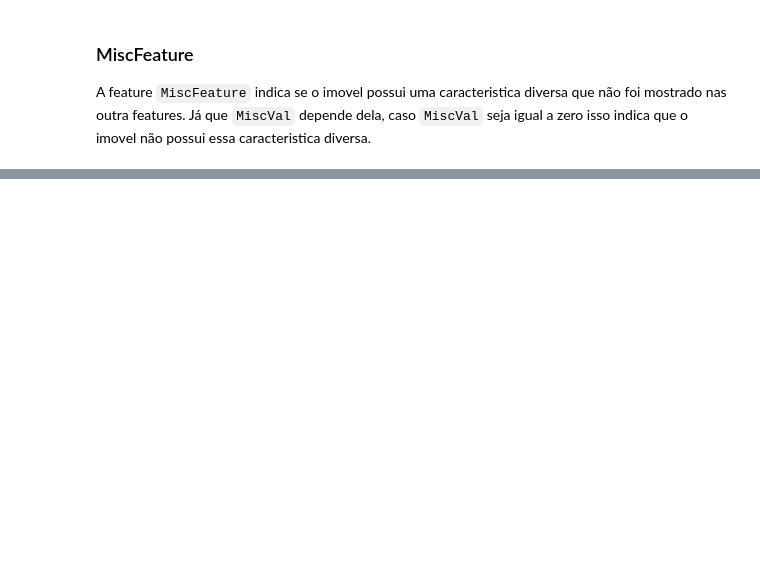
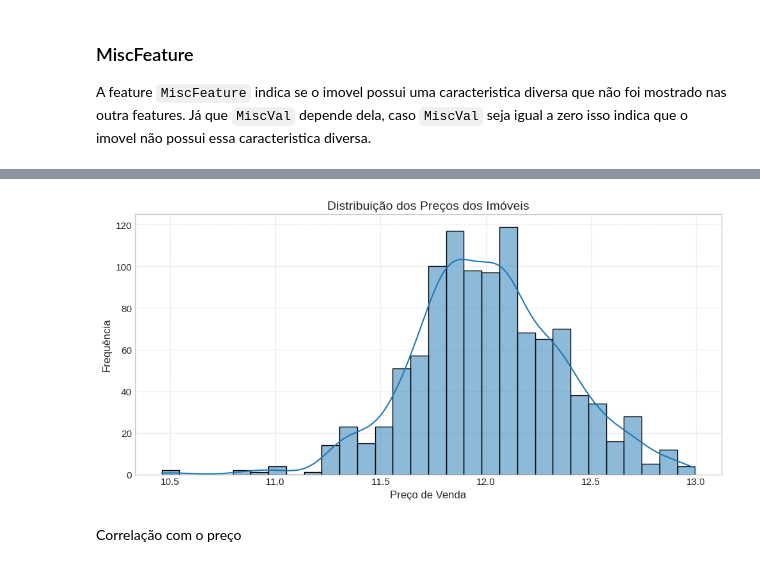
Before and after one commit to AlvesAlbano/ames-housing-aprendizado-maquina, a Jupyter notebook: eda.ipynb, the cells around one changed output, grey strips where cells are left out. Cells and saved outputs as stored; diff of their text form; code cells hidden in the pictures; blank space fills up the shorter version.

```diff
--- a/eda.ipynb
+++ b/eda.ipynb
@@ -248,6 +450,6 @@ Já que essa feature depende da `PoolArea`. Caso `PoolArea` seja igual a zero po
 # %%
 print(f"antes:\n{df_treino[["PoolArea","PoolQC"]].value_counts(dropna=False)}")
 
-df_treino["PoolQC"] = df_treino["PoolQC"].fillna("NA").astype("str")
+df_treino["PoolQC"] = df_treino["PoolQC"].fillna("NA")
 
 print(f"depois:\n{df_treino[["PoolArea","PoolQC"]].value_counts(dropna=False)}")
@@ -494,4 +532,0 @@ plt.show()
-# %%
-
-df_treino = df_treino.sort_values(by="Id",ascending=False)
-df_treino.to_csv("./data/treino_norm.csv",index=False)
@@ -497,0 +924,13 @@ df_treino.to_csv("./data/treino_norm.csv",index=False)
+# %%
+plt.figure(figsize=(10,5))
+sns.histplot(df_treino["SalePrice"], bins=30, kde=True)
+plt.title("Distribuição dos Preços dos Imóveis")
+plt.xlabel("Preço de Venda")
+plt.ylabel("Frequência")
+plt.grid(True, linestyle="--", alpha=0.5)
+plt.tight_layout()
+plt.show()
+# %% [output]
+[figure, added]
+# %% [markdown]
+Correlação com o preço
```
Also changed, not shown: parts of 91 cells of this notebook, 13 other files.
